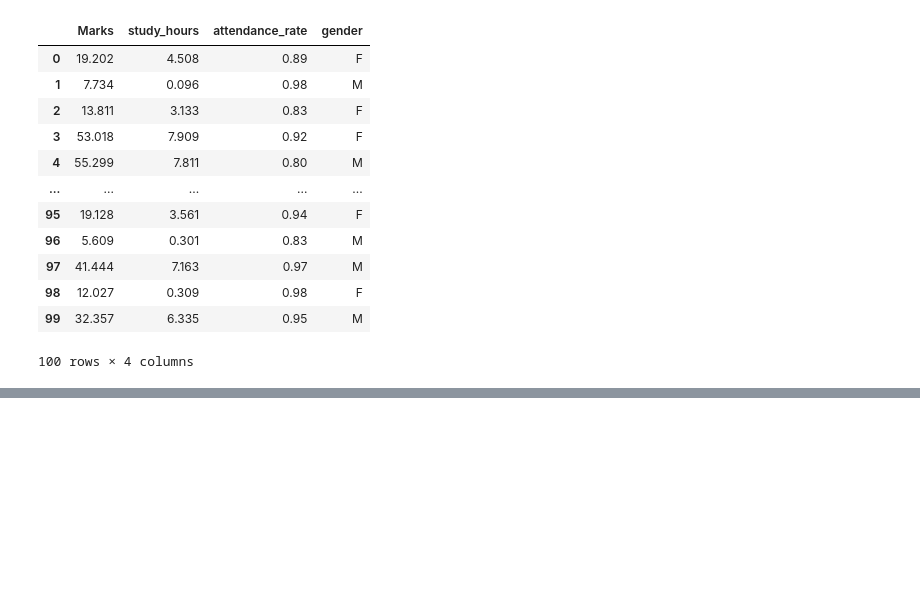
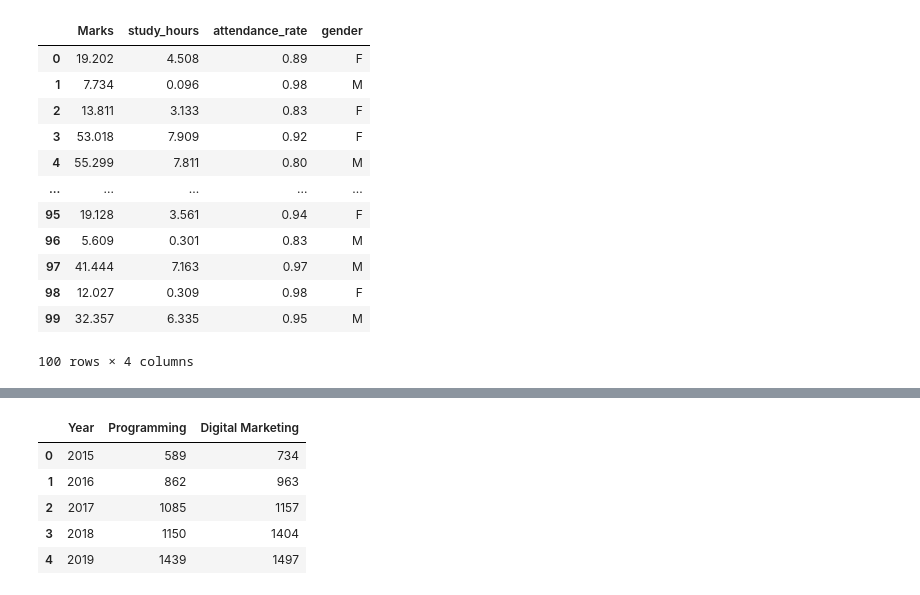
Before and after one commit to kaho0/Abstract, a Jupyter notebook: Shore_16_plotly.ipynb, the cells around one changed output, grey strips where cells are left out. Saved outputs shown, nothing was run; the diff lists cells and outputs as text; code cells hidden in the pictures; blank space fills up the shorter version.

```diff
--- a/Shore_16_plotly.ipynb
+++ b/Shore_16_plotly.ipynb
@@ -40,0 +46,11 @@ fig.show()
+# %%
+#Lineplot using plotly
+enrollment=pd.read_csv('/content/drive/MyDrive/Datasets/enrollment_data.csv')
+enrollment.head(5)
+# %% [output]
+|  | Year | Programming | Digital Marketing |
+| 0 | 2015 | 589 | 734 |
+| 1 | 2016 | 862 | 963 |
+| 2 | 2017 | 1085 | 1157 |
+| 3 | 2018 | 1150 | 1404 |
+| 4 | 2019 | 1439 | 1497 |
```
Also changed, not shown: parts of 3 cells of this notebook.
